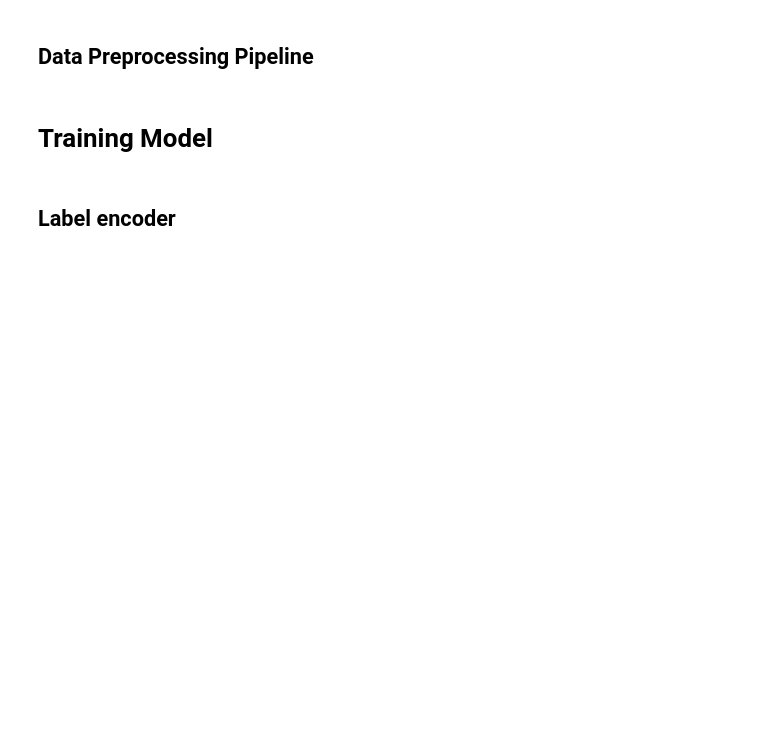
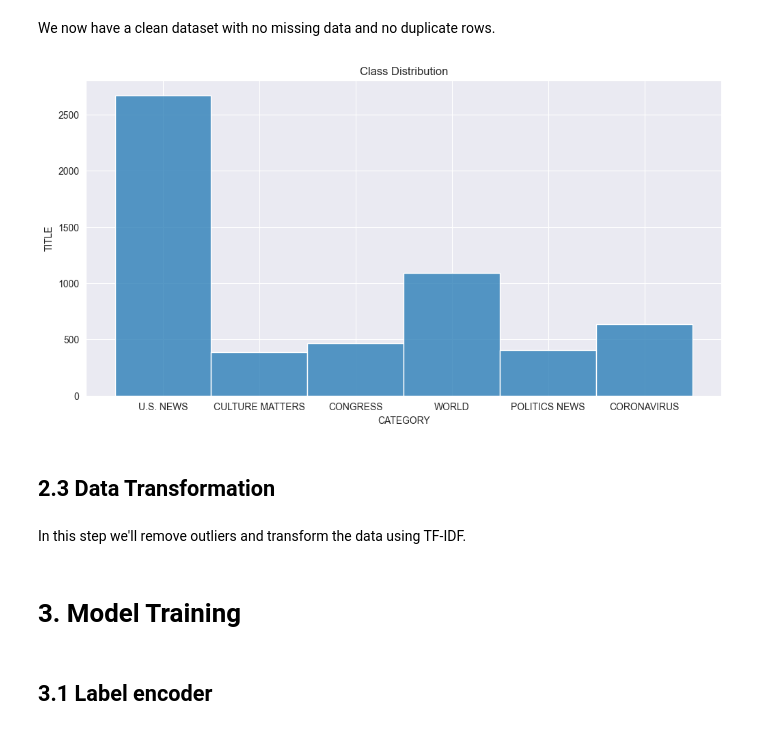
Before and after one commit to MunyRoth/Assignment_IDM, a Jupyter notebook: data-preprocessing-and-training.ipynb, the cells around one changed output. Drawn from its saved outputs; the diff is of its cells as text; code cells hidden in the pictures; blank space fills up the shorter version.

```diff
--- a/data-preprocessing-and-training.ipynb
+++ b/data-preprocessing-and-training.ipynb
@@ -43,5 +101,18 @@ Dropping duplicates
+# %% [markdown]
+We now have a clean dataset with no missing data and no duplicate rows.
+# %%
+# Explore class distribution
+plt.figure(figsize=(12, 6))
+sns.histplot(dataframe['CATEGORY'])
+plt.title("Class Distribution")
+plt.ylabel('TITLE')
+plt.show()
+# %% [output]
+[figure, added]
 # %% [markdown]
-## Data Preprocessing Pipeline
+## 2.3 Data Transformation
+# %% [markdown]
+In this step we'll remove outliers and transform the data using TF-IDF.
 # %%
 from sklearn.pipeline import Pipeline
 from sklearn.feature_extraction.text import TfidfVectorizer
@@ -77,9 +150,9 @@ preprocessor = Pipeline([
 # Transforming the dataset using TF-IDF
 tfidf_dataset = preprocessor.fit_transform(dataframe["TITLE"].values)
 # %% [markdown]
-# Training Model
+# 3. Model Training
 # %% [markdown]
-## Label encoder
+## 3.1 Label encoder
 # %%
 from sklearn.preprocessing import LabelEncoder
 
```
Also changed, not shown: parts of 55 cells of this notebook, 1 other file.
